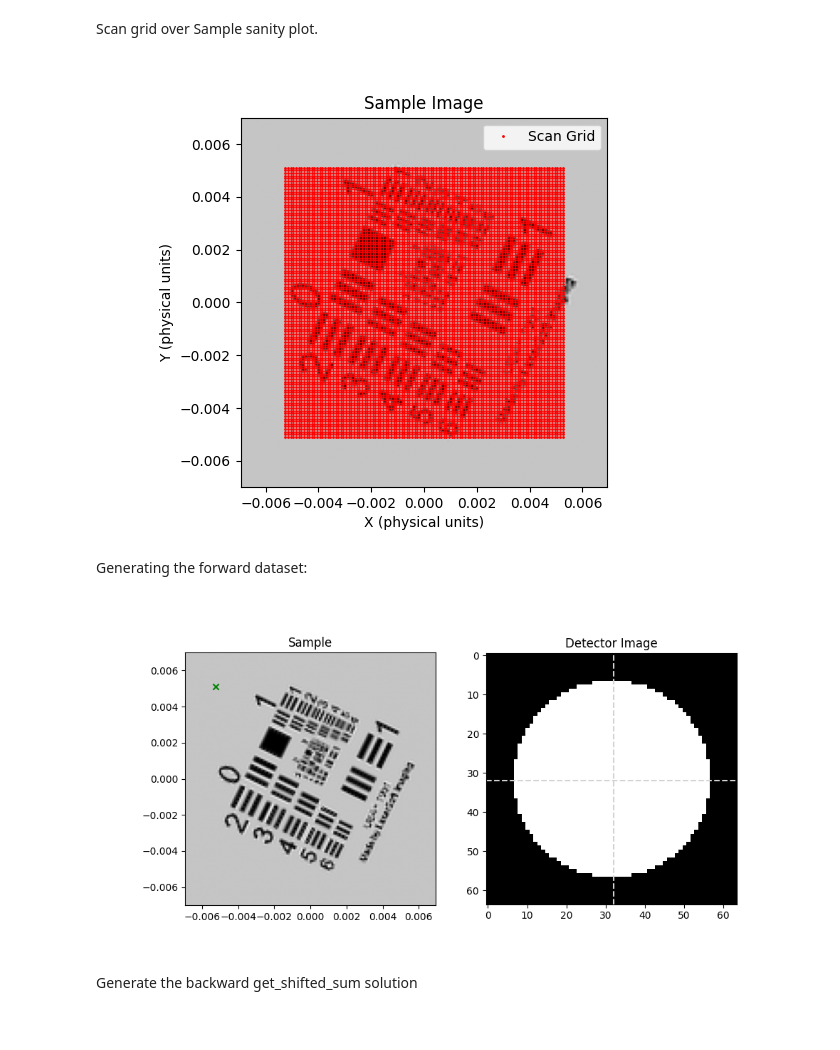
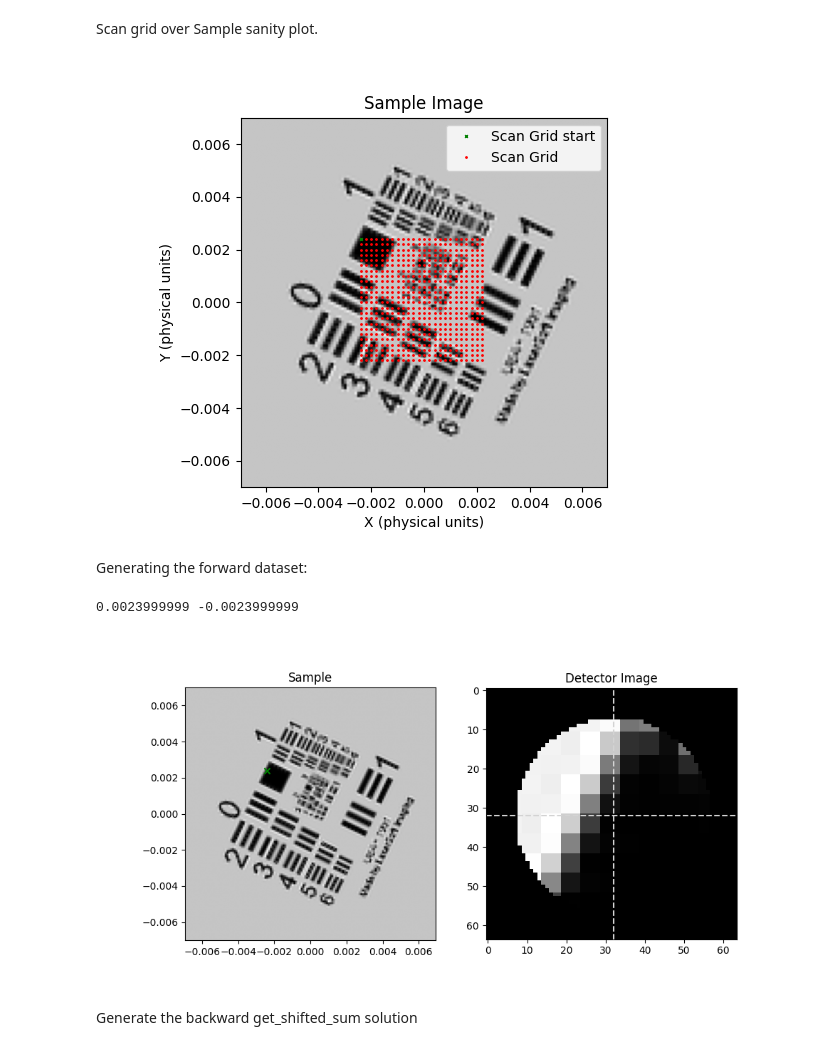
Before and after one commit to uellue/TemGymCore, a Jupyter notebook: fourdstem_example/stem_overfocus.ipynb, the cells around one changed output. Cells and saved outputs as stored; diff of their text form; code cells hidden in the pictures.

```diff
--- a/fourdstem_example/stem_overfocus.ipynb
+++ b/fourdstem_example/stem_overfocus.ipynb
@@ -70,0 +89,8 @@ Model Creation
+# %%
+grid = (-sample_coords_y, sample_coords_x)
+
+print(sample_interpolant.grid[0] + grid[0])
+print(sample_interpolant.grid[1] - grid[1])
+
+yy, xx = np.meshgrid(*grid, indexing='ij')
+grid_points = np.column_stack((yy.ravel(), xx.ravel()))
@@ -71,3 +110,14 @@ Model Creation
+# %%
+interp_image = sample_interpolant(grid_points).reshape(yy.shape)
+print(np.max(interp_image))
+
+plt.figure()
+plt.imshow(np.abs(interp_image), cmap='gray', extent=extent)
+plt.title("Interpolated Sample Image")
+plt.xlabel("X (physical units)")
+plt.ylabel("Y (physical units)")
+plt.colorbar(label="Amplitude")
+plt.show()
 # %%
 # Linear Descan Error #1, 1, 0, 0 represents no descan pos or tilt error
 
@@ -89,7 +139,7 @@ camera_length = 1.0
 scan_shape = sample_image_shape
 det_shape = (64, 64)
 scan_step_yx = (0.0001, 0.0001)
-det_px_size= 0.002
+det_px_size= (0.002, 0.002)
 scan_rotation = 0
 
 params_dict = {
@@ -108,37 +158,30 @@ params_dict = {
 crossover_z = jnp.zeros((1))
 
 PointSource = comp.PointSource(z=crossover_z, semi_conv=semi_conv)
-ScanGrid = comp.ScanGrid(z=jnp.array([params_dict['defocus']]), scan_step_yx=params_dict['scan_step_yx'], scan_shape=params_dict['scan_shape'], scan_rotation=params_dict['scan_rotation'])
+ScanGrid = comp.ScanGrid(z=jnp.array([params_dict['defocus']]), scan_step_yx=params_dict['scan_step_yx'], scan_shape_yx=params_dict['scan_shape'], scan_rotation=params_dict['scan_rotation'])
 Descanner = comp.Descanner(z=jnp.array([params_dict['defocus']]), descan_error=params_dict['descan_error'], offset_x=0.0, offset_y=0.0)
-Detector = comp.Detector(z=jnp.array([params_dict['camera_length']]), shape=params_dict['det_shape'], pixel_size=params_dict['det_px_size'])
+Detector = comp.Detector(z=jnp.array([params_dict['camera_length']]), det_shape_yx=params_dict['det_shape'], det_pixel_size_yx=params_dict['det_px_size'])
 model = [PointSource, ScanGrid, Descanner, Detector]
 # %% [markdown]
 Scan grid over Sample sanity plot.
 # %%
 scan_coordinates = ScanGrid.coords
 
-# Set the physical extent (edges) centered around zero
-extent = [
-    -sample_rotated_edge_length_x/2,
-    sample_rotated_edge_length_x/2,
-    -sample_rotated_edge_length_y/2,
-    sample_rotated_edge_length_y/2,
-]
-
 # Reshape the scan coordinates into a 2D grid (centers of pixels).
-grid = scan_coordinates.reshape(ScanGrid.scan_shape[1], ScanGrid.scan_shape[0], 2)
+grid = scan_coordinates.reshape(ScanGrid.scan_shape_yx[1], ScanGrid.scan_shape_yx[0], 2)
 
 plt.figure()
-plt.imshow(np.abs(sample_rotated), cmap='gray', extent=extent, origin='upper')
+plt.imshow(np.abs(interp_image), cmap='gray', extent=extent, origin='upper')
 plt.plot(grid[:, :, 1], grid[:, :, 0], 'ro', markersize=1)
+plt.plot(grid[0, 0, 1], grid[0, 0, 0], 'gx', markersize=2, label='Scan Grid start')
 plt.plot([], [], 'ro', markersize=1, label='Scan Grid')
 plt.title('Sample Image')
 plt.xlabel('X (physical units)')
 plt.ylabel('Y (physical units)')
 plt.legend()
 plt.show()
 # %% [output]
-[figure, old version]
+[figure, new version]
 # %% [markdown]
 Generating the forward dataset:
 # %%
@@ -153,20 +196,22 @@ for y_idx in tqdm.trange(fourdstem_array.shape[0], desc='Scan Y'):
 # %%
-scan_idx_y, scan_idx_x = 99, 43
+scan_idx_y, scan_idx_x = 0, 0
 scan_pos_y, scan_pos_x = scan_coords_yx[scan_idx_y, scan_idx_x]
+print(scan_pos_y, scan_pos_x)
 det_image_selected = fourdstem_array[scan_idx_y, scan_idx_x]
 fig, ax = plt.subplots(1, 2, figsize=(10, 5))
 
-ax[0].imshow(np.abs(sample_rotated), extent=extent, cmap='gray')
+ax[0].imshow(np.abs(interp_image), extent=extent, cmap='gray')
 ax[0].scatter(scan_pos_x, scan_pos_y, c='g', marker='x', alpha=1)
 ax[0].set_title('Sample')
 
 ax[1].imshow(np.abs(det_image_selected), cmap='gray')
-ax[1].axhline(Detector.shape[0]/2, color='lightgrey', linestyle='--')
-ax[1].axvline(Detector.shape[1]/2, color='lightgrey', linestyle='--')
+ax[1].axhline(Detector.det_shape_yx[0]/2, color='lightgrey', linestyle='--')
+ax[1].axvline(Detector.det_shape_yx[1]/2, color='lightgrey', linestyle='--')
 ax[1].set_title('Detector Image')
 plt.show()
 # %% [output]
+0.0023999999 -0.0023999999
-[figure, old version]
+[figure, new version]
 # %% [markdown]
 Generate the backward get_shifted_sum solution
 # %%
```
Also changed, not shown: parts of 8 cells of this notebook, 3 other files.
